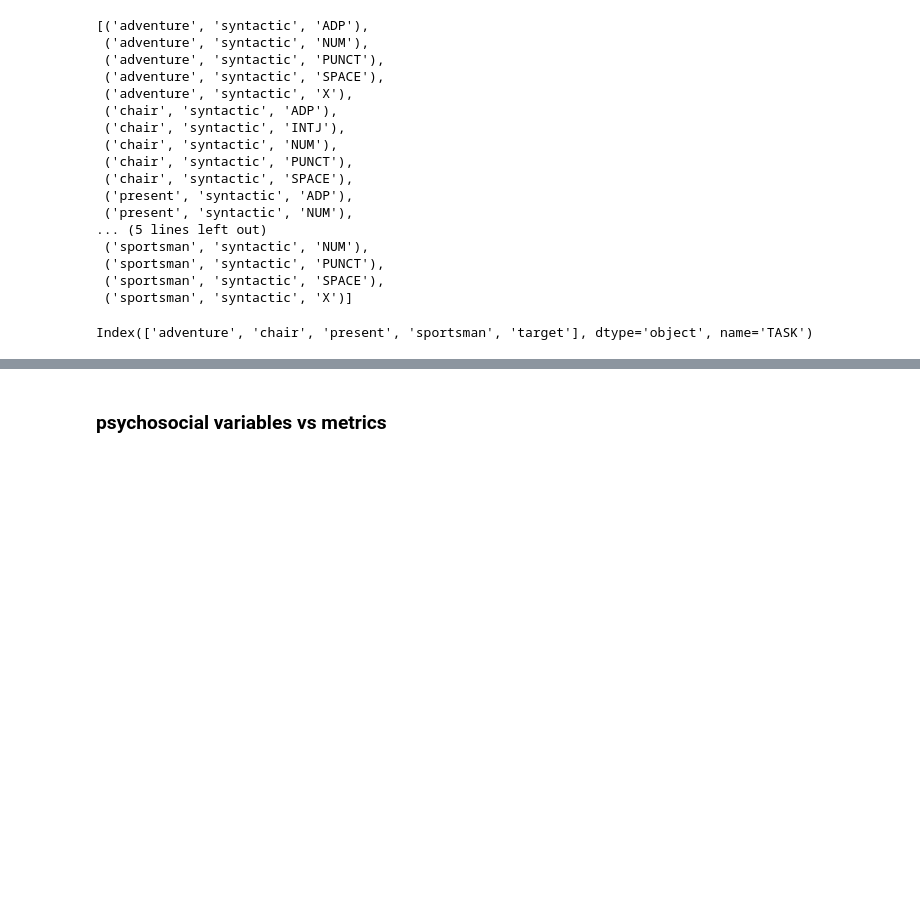
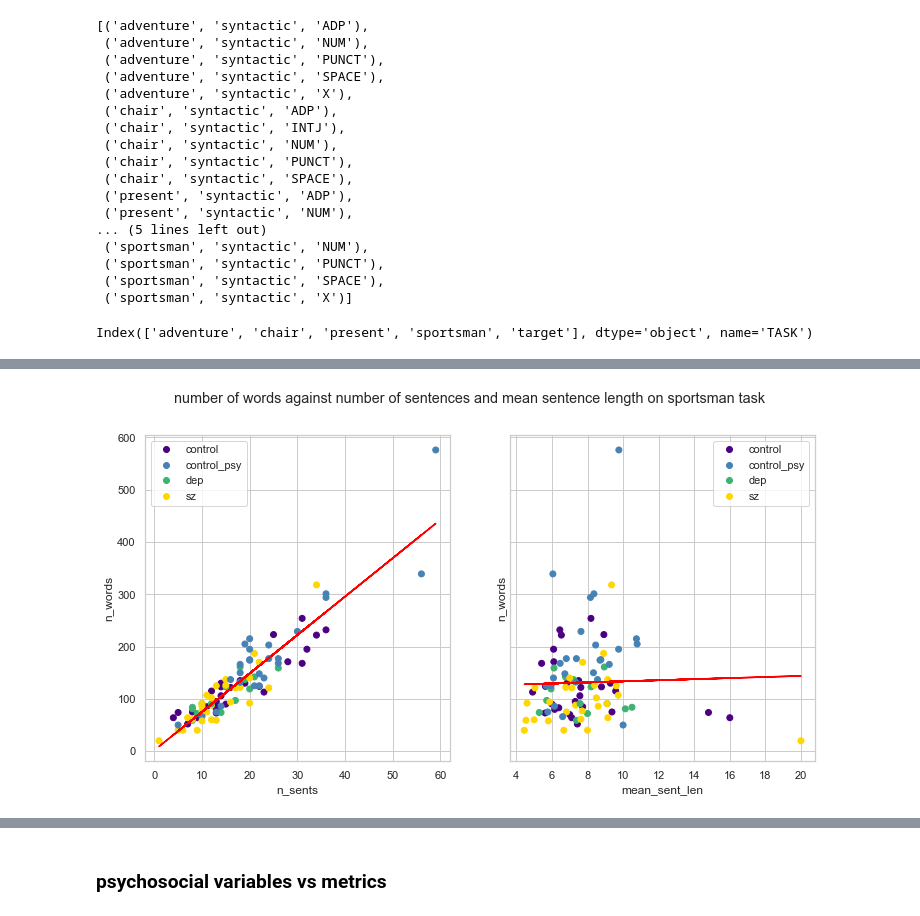
Before and after one commit to flying-bear/MA_thesis, a Jupyter notebook: scores_ru.ipynb, the cells around one changed output, grey strips where cells are left out. Cells and saved outputs as stored; diff of their text form; code cells hidden in the pictures; blank space fills up the shorter version.

```diff
--- a/scores_ru.ipynb
+++ b/scores_ru.ipynb
@@ -724,0 +771,12 @@ def ttest(df, test_columns, group):
+# %%
+fig, axes = plt.subplots(1, 2, sharey=True, figsize=(12, 6))
+tdf = task_data(merge_df, 'sportsman', keep_target=True)
+fig.suptitle('number of words against number of sentences and mean sentence length on sportsman task')
+c = [c_map[label] for label in tdf['target']['diagnosis.type']]
+plot_scatter_corr(tdf[('syntactic', 'n_sents')], tdf[('lexical', 'n_words')],
+                 x_name='n_sents', y_name='n_words', ax=axes[0], c=c)
+plot_scatter_corr(tdf[('syntactic', 'mean_sent_len')], tdf[('lexical', 'n_words')],
+                 x_name='mean_sent_len', y_name='n_words', ax=axes[1], c=c)
+plt.savefig(f'{PATH_FIG}n_words_n_sents_sportsman.png', dpi=150, bbox_inches = 'tight')
+# %% [output]
+[figure, added]
```
Also changed, not shown: parts of 57 cells of this notebook, 1 other file.
